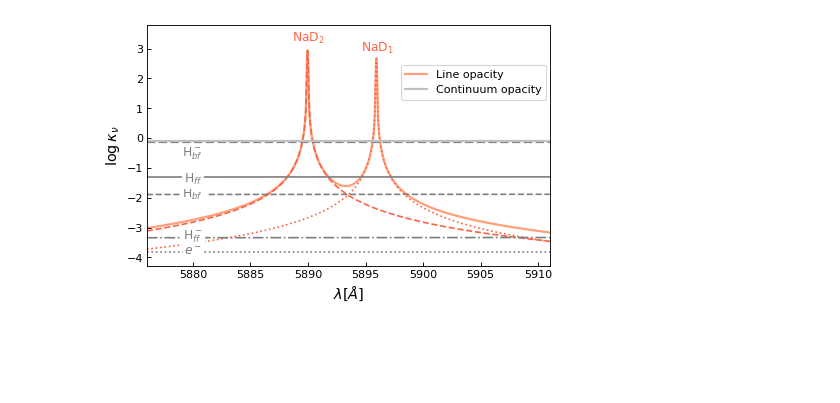
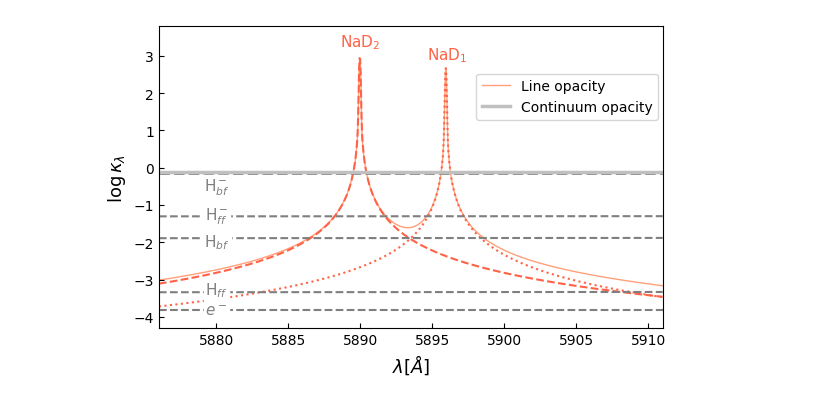
Before and after one commit to cdedrick/astro-530, a Jupyter notebook: hw10.ipynb, the cells around one changed output. Cells and saved outputs as stored; diff of their text form; code cells hidden in the pictures; blank space fills up the shorter version.

```diff
--- a/hw10.ipynb
+++ b/hw10.ipynb
@@ -66,5 +72,6 @@ def gamma(l0, Pg, Pe, T, A_ul, log_C4, I = I_Na):
     return gamma_rad + gamma4 + gamma6
 # %%
-def delta_nuD(nu0, T, micro):
+def gaussian_width(l0, T, micro):
+    m_Na = 22.99 * u.u
     therm = 2 * c.k_B * T / m_Na
-    return nu0 / c.c * np.sqrt(therm + micro**2)
+    return l0 / c.c * np.sqrt(therm + micro**2)
@@ -77,4 +78,4 @@ def H_u(nu, nu0, D_nu_D):
 # %%
-def Voigt(u, a, Dnu):
-    return np.real(wofz(u + 1j*a)) / (np.sqrt(np.pi) * Dnu)
+def Hjerting(u, a):
+    return np.real(wofz(u + 1j*a))
 # %%
@@ -116,11 +121,8 @@ wvlen_0 = np.array([5889.959, 5895.932]) * u.AA
 # %%
-nu0 = c.c / wvlen_0
-Dlambda = c.c / nu0**2 * (delta_nuD(nu0, T, xi_micro))
+Dlambda = gaussian_width(D_lines, T, micro)
 for i in range(2):
-    print('lambda_0 = ' + str(wvlen_0[i]))
-    print('log(gamma_4) = ' + '{:.2f}'.format(np.log10(gamma_4(log_C4, Pe, T).value)[i]))
-    print('log(gamma_6) = ' + '{:.2f}'.format(np.log10(gamma_6(C_6(wvlen_0, I_Na), Pg, T).value)[i]))
+    print('lambda_0 = ' + str(D_lines[i]))
     print('Dlambda_D = ' + '{:.4f}'.format(Dlambda.to(u.AA)[i].value))
-    print('Stim. emission factor = ' + '{:.3f}'.format(1 - np.exp(-c.h * c.c / (wvlen_0[i] * c.k_B * T))))
+    print('Stim. emission factor = ' + '{:.3f}'.format(1 - np.exp(-c.h * c.c / (D_lines[i] * c.k_B * T))))
     print('\n')
 # %% [output]
@@ -180,8 +167,8 @@ def to_cm2g(K, T, Pe, mu, H=True):
     per_g = K / mu
     return per_g
 # %%
-naD1 = K_NaD1(wvlen).cgs.value
-naD2 = K_NaD2(wvlen).cgs.value
+naD1 = K_NaD(wvlen, T, Pg, Pe, micro, 1).cgs.value
+naD2 = K_NaD(wvlen, T, Pg, Pe, micro, 2).cgs.value
 
 continuum = u.Quantity([K_total(wvlen[i], T, Pg, Pe, A_table, i_table, u_table, elements) for i in range(len(wvlen))]).cgs.value
 
@@ -223,39 +192,41 @@ K(e-) = 0.000157 cm2 / g
 # %%
-plt.figure(figsize=(6.5,4), dpi=80)
+plt.figure(figsize=(6.5,4), dpi=100)
 plt.plot(wvlen, np.log10(naD1),c='tomato', ls=':')
 plt.text(5890, 3.25, 'NaD$_2$', ha='center', color='tomato', size=11)
 
 plt.plot(wvlen, np.log10(naD2),c='tomato', ls='--')
 plt.text(5896, 2.9, 'NaD$_1$', ha='center', color='tomato', size=11)
 
-plt.plot(wvlen, np.log10(naD1 + naD2), c='lightsalmon', lw=2, zorder=0, label =r'Line opacity')
+plt.plot(wvlen, np.log10(naD1 + naD2), c='lightsalmon', lw=1, zorder=0, label =r'Line opacity')
 
 plt.plot(wvlen, np.log10(Hbf), 'C7--')
-plt.text(5880, -2, r'H$_{bf}$', ha='center', color='C7', size=11, bbox=dict(boxstyle='Square, pad=0.1', color='white'))
+plt.text(5880, -2.1, r'H$_{bf}$', ha='center', color='C7', size=11, bbox=dict(boxstyle='Square, pad=0.1', color='white'), zorder=10)
 
-plt.plot(wvlen, np.log10(Hff), 'C7-.')
-plt.text(5880, -1.5, r'H$_{ff}$', ha='center', color='C7', size=11, bbox=dict(boxstyle='Square, pad=0.1', color='white'))
+plt.plot(wvlen, np.log10(Hff), 'C7--')
+plt.text(5880, -3.4, r'H$_{ff}$', ha='center', color='C7', size=11, bbox=dict(boxstyle='Square, pad=0.1', color='white'))
+
 
 plt.plot(wvlen, np.log10(Hminus_bf),'C7--', lw=2)
 plt.text(5880, -0.6, r'H$^-_{bf}$', ha='center', color='C7', size=11, bbox=dict(boxstyle='Square, pad=0.1', color='white', alpha=0.8))
 
-plt.plot(wvlen, np.log10(Hminus_ff),'C7-')
-plt.text(5880, -3.4, r'H$^-_{ff}$', ha='center', color='C7', size=11, bbox=dict(boxstyle='Square, pad=0.1', color='white'))
+plt.plot(wvlen, np.log10(Hminus_ff),'C7--')
+plt.text(5880, -1.4, r'H$^-_{ff}$', ha='center', color='C7', size=11, bbox=dict(boxstyle='Square, pad=0.1', color='white'))
 
-plt.hlines(np.log10(electrons), 5876, 5911, 'C7', ':')
+
+plt.hlines(np.log10(electrons), 5876, 5911, 'C7', '--')
 plt.text(5880, -3.95, r'$e^-$', ha='center', color='C7', size=11, bbox=dict(boxstyle='Square, pad=0.1', color='white'))
 
-plt.plot(wvlen, np.log10(continuum), c='silver', ls = '-', label =r'Continuum opacity',lw=2)
+plt.plot(wvlen, np.log10(continuum), c='silver', ls = '-', label =r'Continuum opacity',lw=2.5, )
 
 #plt.plot(wvlen, np.log10(naD1 + naD2 + continuum), 'k-', lw=1, label =r'$\kappa_{tot}$')
-plt.ylabel(r'$\log \kappa_\nu$')
+plt.ylabel(r'$\log \kappa_\lambda$')
 plt.xlabel(r'$\lambda [\AA]$')
 
 plt.ylim(-4.3, 3.8)
 
 plt.legend(loc = (0.63, 0.69))
 
 plt.savefig('NaD_kappa.png', bbox_inches='tight')
 plt.show()
 # %% [output]
-[figure, old version]
+[figure, new version]
```
Also changed, not shown: parts of 16 cells of this notebook, 12 other files.
